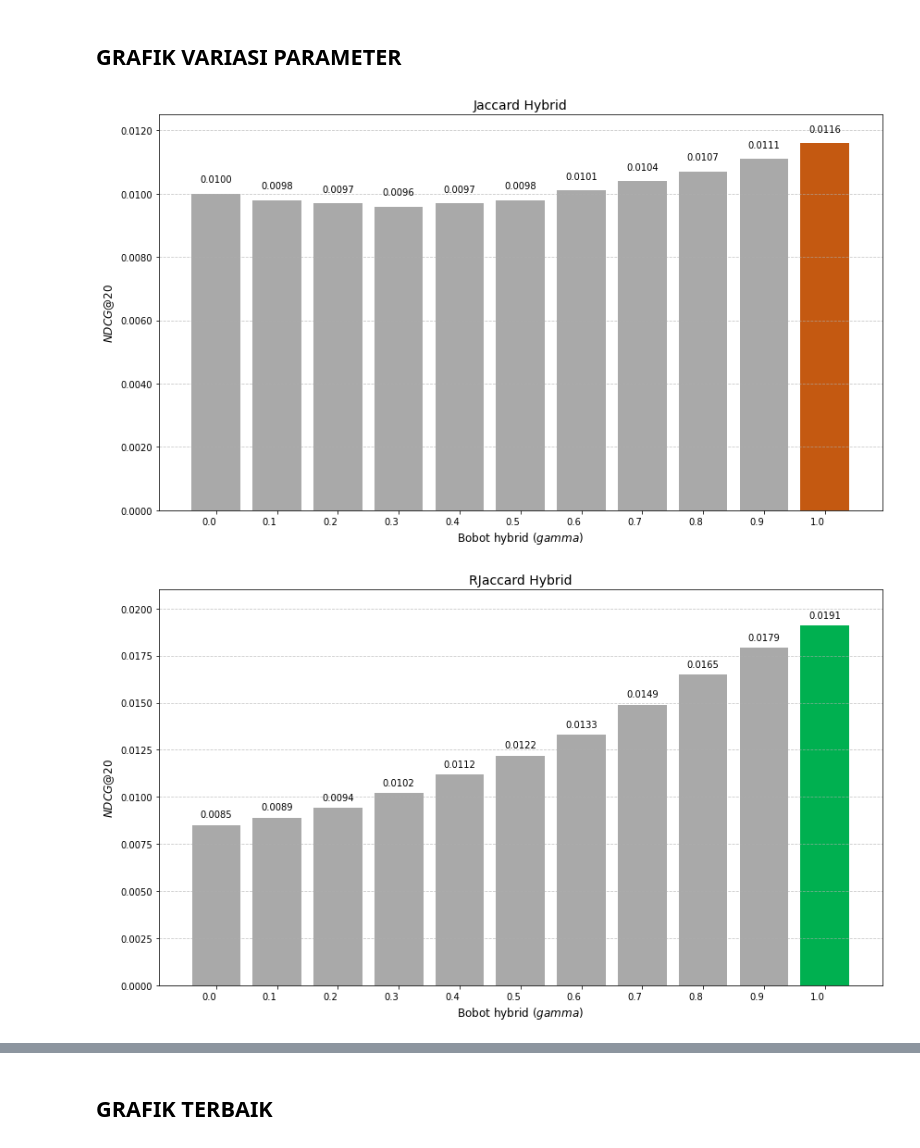
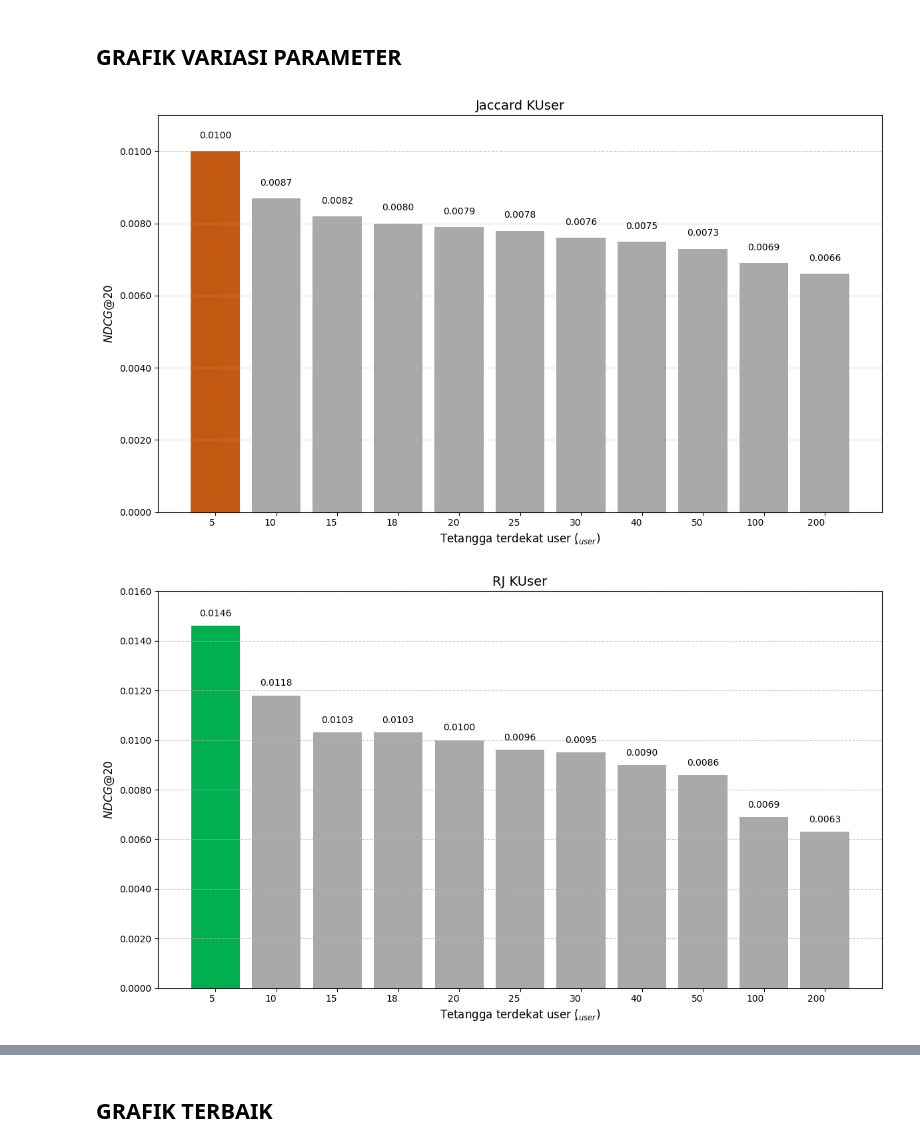
Before and after one commit to alfiiinur/setBasedImplentasi, a Jupyter notebook: evaluasi/NDCG.ipynb, the cells around one changed output, grey strips where cells are left out. Saved outputs shown, nothing was run; the diff lists cells and outputs as text; code cells hidden in the pictures.

```diff
--- a/evaluasi/NDCG.ipynb
+++ b/evaluasi/NDCG.ipynb
@@ -1125,7 +1153,7 @@ def plot_ndcg_bar_chart(x_labels_numeric, ndcg_values, title, filename, first_ba
     bars = plt.bar(x_labels_str, ndcg_values, color=colors)
 
     # Label sumbu
-    plt.xlabel('Bobot hybrid ($gamma$)', fontsize=12)
+    plt.xlabel('Tetangga terdekat user ($\k_{user}$)', fontsize=12)
     plt.ylabel('$NDCG@20$', fontsize=12)
     plt.title(title, fontsize=14)
 
@@ -1152,49 +1180,49 @@ def plot_ndcg_bar_chart(x_labels_numeric, ndcg_values, title, filename, first_ba
 # %%
 
 # # Data untuk Jaccard
-# # x_jaccard = [5, 10, 15, 18, 20, 25, 30, 40, 50, 100, 200]
-# # ndcg_jaccard = [0.0100, 0.0087, 0.0082, 0.0080, 0.0079, 0.0078, 0.0076, 0.0075, 0.0073, 0.0069, 0.0066]
-# # plot_ndcg_bar_chart(x_jaccard, ndcg_jaccard, 'Jaccard KUser', 'Jaccard KUser.png', '#C45911', 0.011)
+x_jaccard = [5, 10, 15, 18, 20, 25, 30, 40, 50, 100, 200]
+ndcg_jaccard = [0.0100, 0.0087, 0.0082, 0.0080, 0.0079, 0.0078, 0.0076, 0.0075, 0.0073, 0.0069, 0.0066]
+plot_ndcg_bar_chart(x_jaccard, ndcg_jaccard, 'Jaccard KUser', 'Jaccard KUser.png', '#C45911', 0.011)
 
 
 # xi_Jaccard = [5, 10, 15, 18, 20, 25, 30, 40, 50, 100, 200]
 # ndcg_JaccardItem = [0.0103, 0.0104, 0.0102, 0.0102, 0.0101, 0.0101, 0.0101, 0.0100, 0.0099, 0.0099, 0.0099]
 # plot_ndcg_bar_chart(xi_Jaccard, ndcg_JaccardItem, 'Jaccard KItem', 'Jaccard KItem.png', '#C45911', 0.012)
 
-# # Data untuk RJ
-# # x_rj = [5, 10, 15, 18, 20, 25, 30, 40, 50, 100, 200]
-# # ndcg_rj = [0.0146, 0.0118, 0.0103, 0.0103, 0.0100, 0.0096, 0.0095, 0.0090, 0.0086, 0.0069, 0.0063]
-# # plot_ndcg_bar_chart(x_rj, ndcg_rj, 'RJ KUser', 'RJ KUser.png', '#00B050', 0.016)
+# Data untuk RJ
+x_rj = [5, 10, 15, 18, 20, 25, 30, 40, 50, 100, 200]
+ndcg_rj = [0.0146, 0.0118, 0.0103, 0.0103, 0.0100, 0.0096, 0.0095, 0.0090, 0.0086, 0.0069, 0.0063]
+plot_ndcg_bar_chart(x_rj, ndcg_rj, 'RJ KUser', 'RJ KUser.png', '#00B050', 0.016)
 
 # xi_RJ = [5, 10, 15, 18, 20, 25, 30, 40, 50, 100, 200]
 # ndcg_RJI = [0.0147, 0.0149, 0.0147, 0.0147, 0.0146, 0.0145, 0.0145, 0.0144, 0.0144, 0.0143, 0.0143]
 # plot_ndcg_bar_chart(xi_RJ, ndcg_RJI, 'RJ KItem', 'RJ KItem.png', '#00B050', 0.0165)
 
 
 # # hybrid
-HJaccard = [0.0, 0.1, 0.2, 0.3, 0.4, 0.5, 0.6, 0.7, 0.8, 0.9, 1.0]
-HValuekJac = [0.0100, 0.0098, 0.0097, 0.0096, 0.0097, 0.0098, 0.0101, 0.0104, 0.0107, 0.0111, 0.0116]
-plot_ndcg_bar_chart(HJaccard, HValuekJac, 'Jaccard Hybrid', 'Jaccard Hybrid.png', '#C45911', 0.0125)
+# HJaccard = [0.0, 0.1, 0.2, 0.3, 0.4, 0.5, 0.6, 0.7, 0.8, 0.9, 1.0]
+# HValuekJac = [0.0100, 0.0098, 0.0097, 0.0096, 0.0097, 0.0098, 0.0101, 0.0104, 0.0107, 0.0111, 0.0116]
+# plot_ndcg_bar_chart(HJaccard, HValuekJac, 'Jaccard Hybrid', 'Jaccard Hybrid.png', '#C45911', 0.0125)
 
 
-HRJaccard = [0.0, 0.1, 0.2, 0.3, 0.4, 0.5, 0.6, 0.7, 0.8, 0.9, 1.0]
-HValueRJac =[0.0085, 0.0089, 0.0094, 0.0102, 0.0112, 0.0122, 0.0133, 0.0149, 0.0165, 0.0179, 0.0191]
-plot_ndcg_bar_chart(HRJaccard, HValueRJac, 'RJaccard Hybrid', 'RJaccard Hybrid.png', '#00B050',  0.021)
+# HRJaccard = [0.0, 0.1, 0.2, 0.3, 0.4, 0.5, 0.6, 0.7, 0.8, 0.9, 1.0]
+# HValueRJac =[0.0085, 0.0089, 0.0094, 0.0102, 0.0112, 0.0122, 0.0133, 0.0149, 0.0165, 0.0179, 0.0191]
+# plot_ndcg_bar_chart(HRJaccard, HValueRJac, 'RJaccard Hybrid', 'RJaccard Hybrid.png', '#00B050',  0.021)
 
 
 
 
 
 # # hasil variasi parameter terbaik
 # # JacTerbaik = [1,2,3,4,5]
 # # ndcgJacTerbaik = [0.017711,0.013160, 0.008150, 0.006749,0.00466]
 # # plot_ndcg_bar_chart(JacTerbaik, ndcgJacTerbaik, 'Jaccard KHybrid Terbaik', 'Jaccard KHybrid Terbaik.png', '#90EE90', 0.02)
 
 
 # # RJTerbaik = [1,2,3,4,5]
 # # ndcgRJTerbaik = [0.026783, 0.017482, 0.013576, 0.010636, 0.007248]
 # # plot_ndcg_bar_chart(RJTerbaik, ndcgRJTerbaik, 'RJ KHybrid Terbaik', 'RJ KHybrid Terbaik.png', '#DEEAF6', 0.03)
 # %% [output]
-[figure, old version]
+[figure, new version]
-[figure, old version]
+[figure, new version]
 # %%
```
Also changed, not shown: parts of 8 cells of this notebook, 2 other files.
